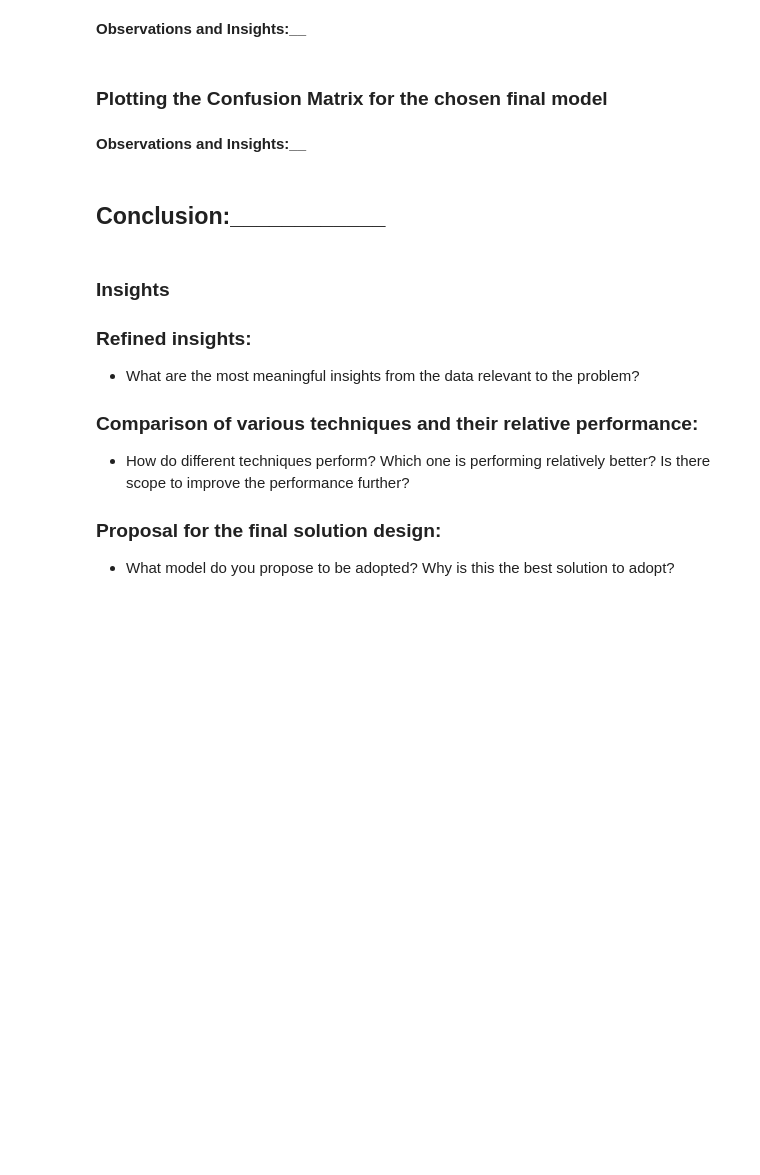
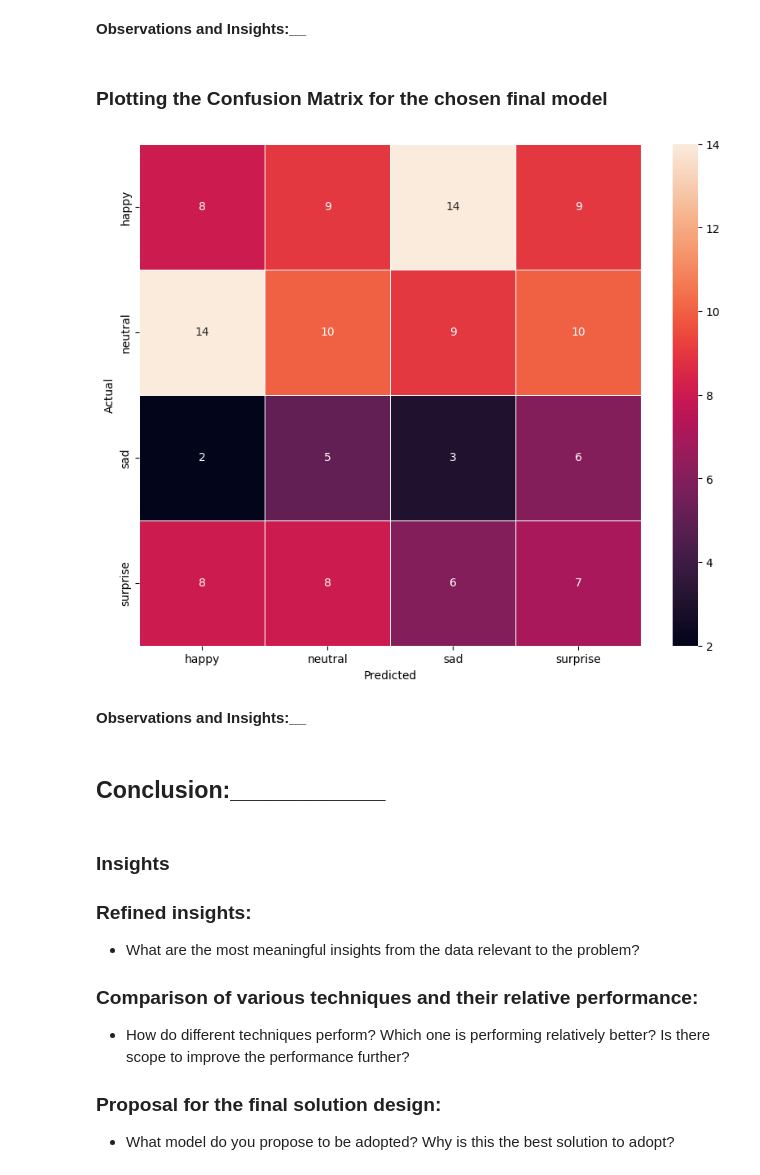
Before and after one commit to amitprakash07/snowflake, a Jupyter notebook: source/sandbox/data_science_and_ml/mit/projects/facial_emotion_detection/Reference_Notebook_Facial_Emotion_Detection_Full_Code.ipynb, the cells around one changed output. Saved outputs shown, nothing was run; the diff lists cells and outputs as text; code cells hidden in the pictures; blank space fills up the shorter version.

```diff
--- a/source/sandbox/data_science_and_ml/mit/projects/facial_emotion_detection/Reference_Notebook_Facial_Emotion_Detection_Full_Code.ipynb
+++ b/source/sandbox/data_science_and_ml/mit/projects/facial_emotion_detection/Reference_Notebook_Facial_Emotion_Detection_Full_Code.ipynb
@@ -1192,2 +1422,4 @@ In this section, we are creating data loaders which we will use as inputs to the
 # %% [markdown]
 ### **Compiling and Training the Model**
+# %%
+cmp_model_with_rgb.compile(optimizer = Adam(learning_rate = 0.001), loss = 'categorical_crossentropy', metrics = ['accuracy'])
@@ -1193,0 +1449,4 @@ In this section, we are creating data loaders which we will use as inputs to the
+# %%
+cmp_model_with_rgb_history = cmp_model_with_rgb.fit(complex_training_data,
+                                                    validation_data = complex_validation_data,
+                                                    epochs = 30, callbacks = callbacks_list)
@@ -1195,0 +1477,2 @@ In this section, we are creating data loaders which we will use as inputs to the
+# %%
+comp_model_predictions = cmp_model_with_rgb.predict(complex_test_data)
@@ -1195,0 +1481,2 @@ In this section, we are creating data loaders which we will use as inputs to the
+# %%
+comp_model_y_pred_arg=np.argmax(comp_model_predictions, axis=1)
@@ -1197,6 +1493,28 @@ In this section, we are creating data loaders which we will use as inputs to the
 **Observations and Insights:__**
 # %% [markdown]
 ### **Plotting the Confusion Matrix for the chosen final model**
+# %%
+import tensorflow.math as tf_math
+
+# Plotting the Confusion Matrix using confusion matrix() function which is also predefined tensorflow module
+complex_model_confusion_matrix_out = tf_math.confusion_matrix(comp_model_y_pred_arg, complex_testing_label_decoded)
+f, ax = plt.subplots(figsize=(10, 8))
+sns.heatmap(
+    complex_model_confusion_matrix_out,
+    annot=True,
+    linewidths=.4,
+    fmt="d",
+    square=True,
+    ax=ax,
+    xticklabels=data_labels,
+    yticklabels=data_labels
+)
+
+plt.ylabel('Actual')
+plt.xlabel('Predicted')
+plt.show()
+# %% [output]
+[figure, added]
 # %% [markdown]
 **Observations and Insights:__**
 # %% [markdown]
```
Also changed, not shown: parts of 20 cells of this notebook.
